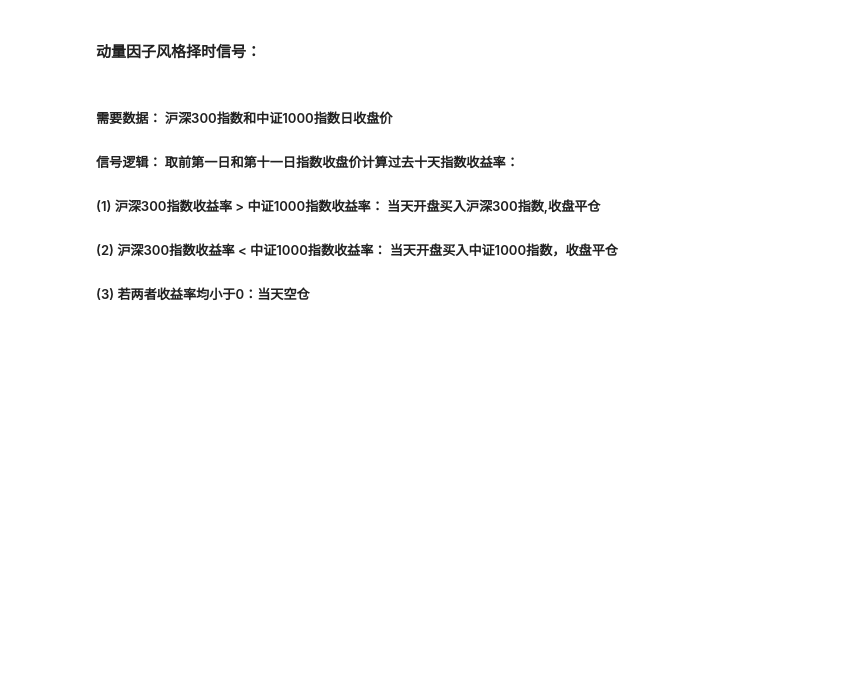
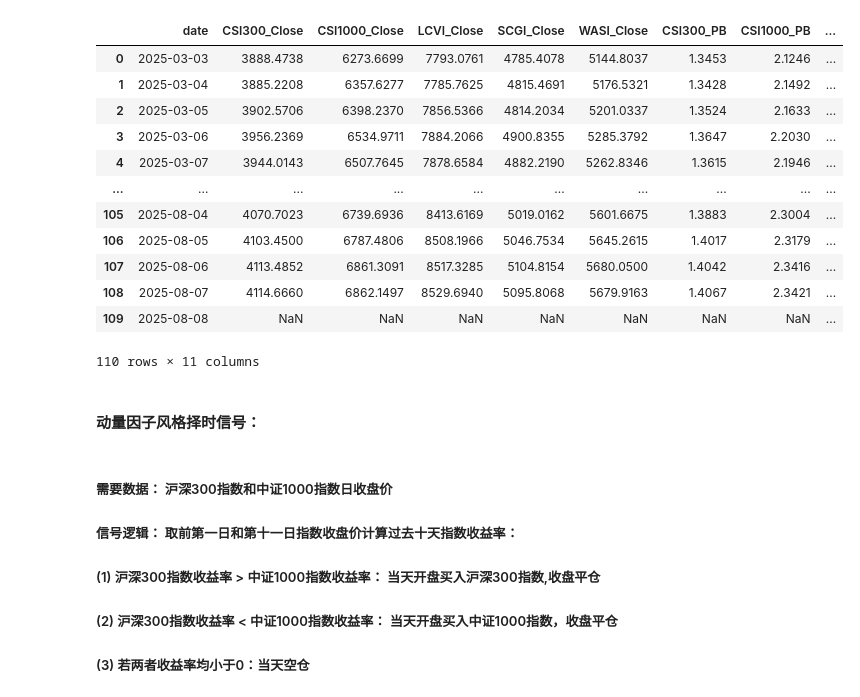
Before and after one commit to SGPPellow/Stock_Index_Futures_Timing_Strategy, a Jupyter notebook: Stock_Index_Futures_Timing_Strategy.ipynb, the cells around one changed output. Drawn from its saved outputs; the diff is of its cells as text; code cells hidden in the pictures; blank space fills up the shorter version.

```diff
--- a/Stock_Index_Futures_Timing_Strategy.ipynb
+++ b/Stock_Index_Futures_Timing_Strategy.ipynb
@@ -13,4 +13,20 @@ data = pd.read_csv("./index_data.csv")
 data['date'] = pd.to_datetime(data['date'])
+# %%
+data
+# %% [output]
+|  | date | CSI300_Close | CSI1000_Close | LCVI_Close | SCGI_Close | WASI_Close | CSI300_PB | CSI1000_PB | ... |
+| 0 | 2025-03-03 | 3888.4738 | 6273.6699 | 7793.0761 | 4785.4078 | 5144.8037 | 1.3453 | 2.1246 | ... |
+| 1 | 2025-03-04 | 3885.2208 | 6357.6277 | 7785.7625 | 4815.4691 | 5176.5321 | 1.3428 | 2.1492 | ... |
+| 2 | 2025-03-05 | 3902.5706 | 6398.2370 | 7856.5366 | 4814.2034 | 5201.0337 | 1.3524 | 2.1633 | ... |
+| 3 | 2025-03-06 | 3956.2369 | 6534.9711 | 7884.2066 | 4900.8355 | 5285.3792 | 1.3647 | 2.2030 | ... |
+| 4 | 2025-03-07 | 3944.0143 | 6507.7645 | 7878.6584 | 4882.2190 | 5262.8346 | 1.3615 | 2.1946 | ... |
+| ... | ... | ... | ... | ... | ... | ... | ... | ... | ... |
+| 105 | 2025-08-04 | 4070.7023 | 6739.6936 | 8413.6169 | 5019.0162 | 5601.6675 | 1.3883 | 2.3004 | ... |
+| 106 | 2025-08-05 | 4103.4500 | 6787.4806 | 8508.1966 | 5046.7534 | 5645.2615 | 1.4017 | 2.3179 | ... |
+| 107 | 2025-08-06 | 4113.4852 | 6861.3091 | 8517.3285 | 5104.8154 | 5680.0500 | 1.4042 | 2.3416 | ... |
+| 108 | 2025-08-07 | 4114.6660 | 6862.1497 | 8529.6940 | 5095.8068 | 5679.9163 | 1.4067 | 2.3421 | ... |
+| 109 | 2025-08-08 | NaN | NaN | NaN | NaN | NaN | NaN | NaN | ... |
+110 rows × 11 columns
 # %% [markdown]
 #### **动量因子风格择时信号：**
 # %% [markdown]
```
Also changed, not shown: parts of 4 cells of this notebook, 3 other files.
